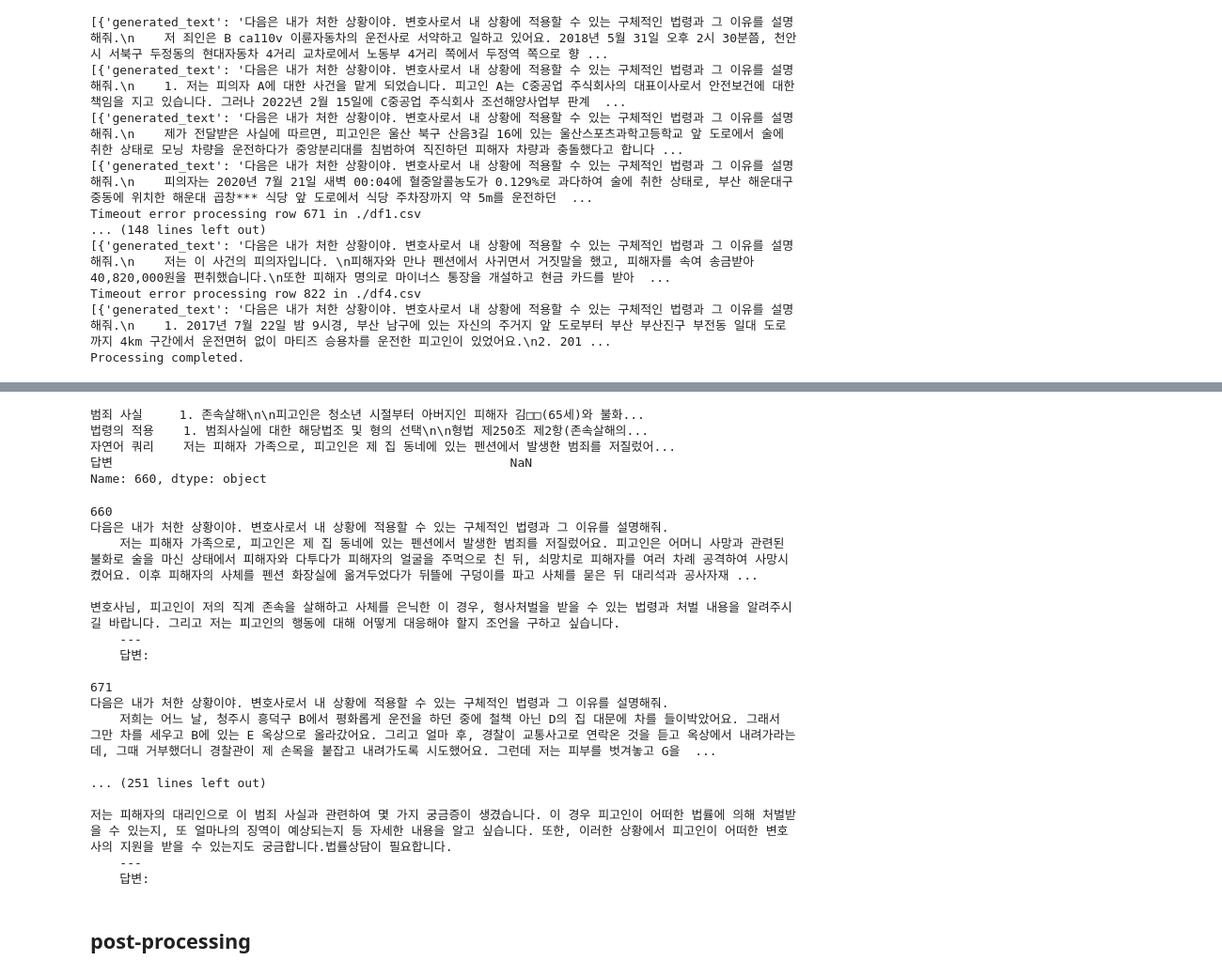
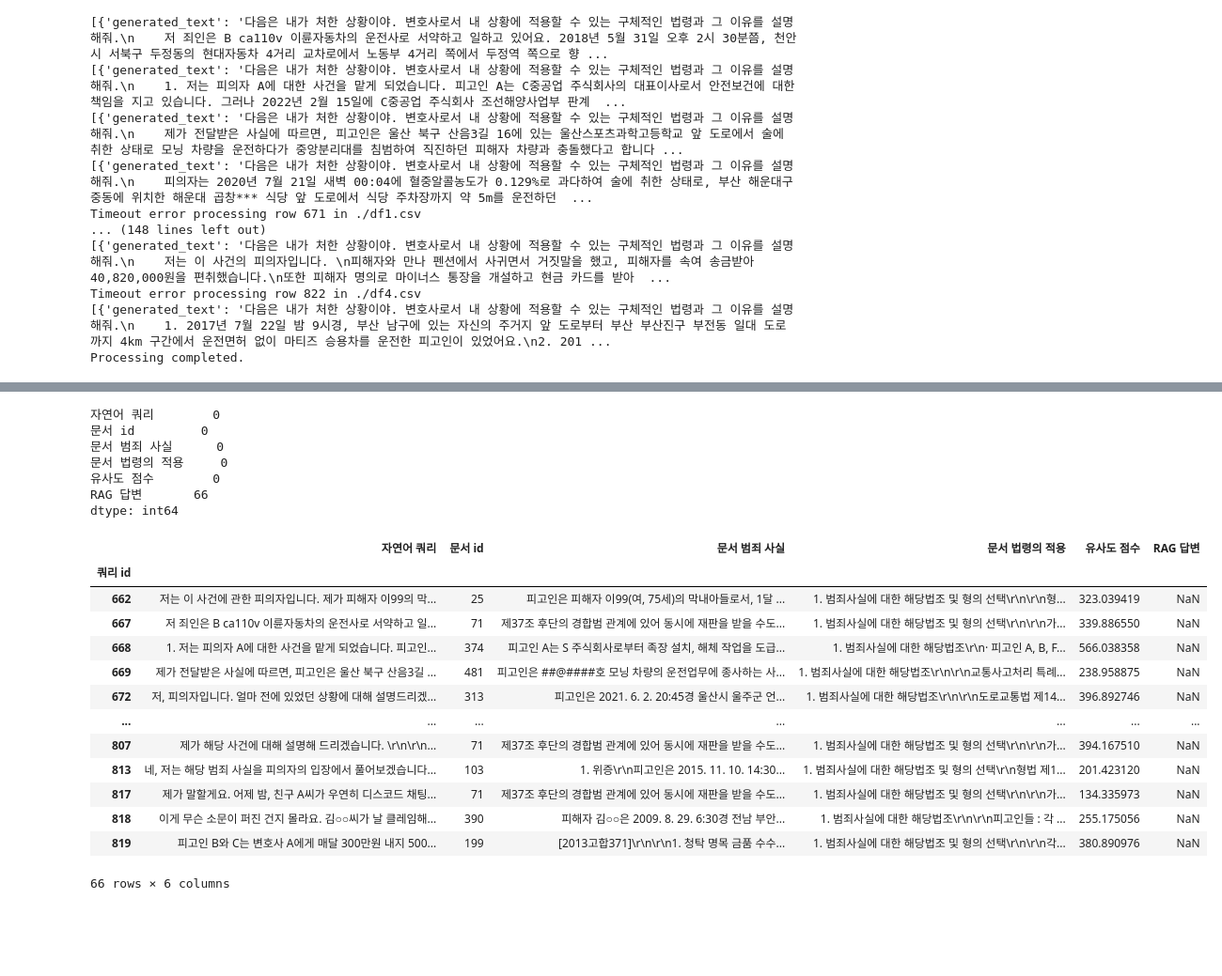
Before and after one commit to Jongbin-kr/LegalRAG, a Jupyter notebook: AlphaMist_baseline2.ipynb, the cells around one changed output, grey strips where cells are left out. Shown at 94% size. Cells and saved outputs as stored; diff of their text form; code cells hidden in the pictures; blank space fills up the shorter version.

Commit message:
evaluated metrics for baseline 1 and 2!

```diff
--- a/AlphaMist_baseline2.ipynb
+++ b/AlphaMist_baseline2.ipynb
@@ -265,44 +167,28 @@ print(template.format(query=ttdf.loc[idx, '자연어 쿼리']))
-# %%
-idx = 660
-print(tdf.loc[idx, :])
-tdf.loc[idx, 3] = """"""
-
-tdf.loc[idx, :]
-# %% [output]
-범죄 사실     1. 존속살해\n\n피고인은 청소년 시절부터 아버지인 피해자 김□□(65세)와 불화...
-법령의 적용    1. 범죄사실에 대한 해당법조 및 형의 선택\n\n형법 제250조 제2항(존속살해의...
-자연어 쿼리    저는 피해자 가족으로, 피고인은 제 집 동네에 있는 펜션에서 발생한 범죄를 저질렀어...
-답변                                                      NaN
-Name: 660, dtype: object
-# %%
-template = """다음은 내가 처한 상황이야. 변호사로서 내 상황에 적용할 수 있는 구체적인 법령과 그 이유를 설명해줘.
-    {query}
-    ---
-    답변:
-    """
-
-for i, row in ttdf.iterrows():
-    print(i)
-    query = row['자연어 쿼리']
-    inputs = template.format(query=query)
-    print(inputs)
-# %% [output]
-660
-다음은 내가 처한 상황이야. 변호사로서 내 상황에 적용할 수 있는 구체적인 법령과 그 이유를 설명해줘.
-    저는 피해자 가족으로, 피고인은 제 집 동네에 있는 펜션에서 발생한 범죄를 저질렀어요. 피고인은 어머니 사망과 관련된 불화로 술을 마신 상태에서 피해자와 다투다가 피해자의 얼굴을 주먹으로 친 뒤, 쇠망치로 피해자를 여러 차례 공격하여 사망시켰어요. 이후 피해자의 사체를 펜션 화장실에 옮겨두었다가 뒤뜰에 구덩이를 파고 사체를 묻은 뒤 대리석과 공사자재 ...
-
-변호사님, 피고인이 저의 직계 존속을 살해하고 사체를 은닉한 이 경우, 형사처벌을 받을 수 있는 법령과 처벌 내용을 알려주시길 바랍니다. 그리고 저는 피고인의 행동에 대해 어떻게 대응해야 할지 조언을 구하고 싶습니다.
-    ---
-    답변:
-
-671
-다음은 내가 처한 상황이야. 변호사로서 내 상황에 적용할 수 있는 구체적인 법령과 그 이유를 설명해줘.
-    저희는 어느 날, 청주시 흥덕구 B에서 평화롭게 운전을 하던 중에 철책 아닌 D의 집 대문에 차를 들이박았어요. 그래서 그만 차를 세우고 B에 있는 E 옥상으로 올라갔어요. 그리고 얼마 후, 경찰이 교통사고로 연락온 것을 듣고 옥상에서 내려가라는데, 그때 거부했더니 경찰관이 제 손목을 붙잡고 내려가도록 시도했어요. 그런데 저는 피부를 벗겨놓고 G을  ...
-
-... (251 lines left out)
-
-저는 피해자의 대리인으로 이 범죄 사실과 관련하여 몇 가지 궁금증이 생겼습니다. 이 경우 피고인이 어떠한 법률에 의해 처벌받을 수 있는지, 또 얼마나의 징역이 예상되는지 등 자세한 내용을 알고 싶습니다. 또한, 이러한 상황에서 피고인이 어떠한 변호사의 지원을 받을 수 있는지도 궁금합니다.법률상담이 필요합니다.
-    ---
-    답변:
-# %% [markdown]
-## post-processing
+# %%
+import pandas as pd
+tdf = pd.read_csv('./results/AlphaMist_baseline2_temp_result.csv', index_col=0)
+print(tdf.isna().sum())
+
+tdf[tdf['RAG 답변'].isna() == True]
+# %% [output]
+자연어 쿼리        0
+문서 id         0
+문서 범죄 사실      0
+문서 법령의 적용     0
+유사도 점수        0
+RAG 답변       66
+dtype: int64
+|  | 자연어 쿼리 | 문서 id | 문서 범죄 사실 | 문서 법령의 적용 | 유사도 점수 | RAG 답변 |
+| 쿼리 id |  |  |  |  |  |  |
+| 662 | 저는 이 사건에 관한 피의자입니다. 제가 피해자 이99의 막... | 25 | 피고인은 피해자 이99(여, 75세)의 막내아들로서, 1달 ... | 1. 범죄사실에 대한 해당법조 및 형의 선택\r\n\r\n형... | 323.039419 | NaN |
+| 667 | 저 죄인은 B ca110v 이륜자동차의 운전사로 서약하고 일... | 71 | 제37조 후단의 경합범 관계에 있어 동시에 재판을 받을 수도... | 1. 범죄사실에 대한 해당법조 및 형의 선택\r\n\r\n가... | 339.886550 | NaN |
+| 668 | 1. 저는 피의자 A에 대한 사건을 맡게 되었습니다. 피고인... | 374 | 피고인 A는 S 주식회사로부터 족장 설치, 해체 작업을 도급... | 1. 범죄사실에 대한 해당법조\r\n· 피고인 A, B, F... | 566.038358 | NaN |
+| 669 | 제가 전달받은 사실에 따르면, 피고인은 울산 북구 산음3길 ... | 481 | 피고인은 ##@####호 모닝 차량의 운전업무에 종사하는 사... | 1. 범죄사실에 대한 해당법조\r\n\r\n교통사고처리 특례... | 238.958875 | NaN |
+| 672 | 저, 피의자입니다. 얼마 전에 있었던 상황에 대해 설명드리겠... | 313 | 피고인은 2021. 6. 2. 20:45경 울산시 울주군 언... | 1. 범죄사실에 대한 해당법조\r\n\r\n도로교통법 제14... | 396.892746 | NaN |
+| ... | ... | ... | ... | ... | ... | ... |
+| 807 | 제가 해당 사건에 대해 설명해 드리겠습니다. \r\n\r\n... | 71 | 제37조 후단의 경합범 관계에 있어 동시에 재판을 받을 수도... | 1. 범죄사실에 대한 해당법조 및 형의 선택\r\n\r\n가... | 394.167510 | NaN |
+| 813 | 네, 저는 해당 범죄 사실을 피의자의 입장에서 풀어보겠습니다... | 103 | 1. 위증\r\n피고인은 2015. 11. 10. 14:30... | 1. 범죄사실에 대한 해당법조 및 형의 선택\r\n형법 제1... | 201.423120 | NaN |
+| 817 | 제가 말할게요. 어제 밤, 친구 A씨가 우연히 디스코드 채팅... | 71 | 제37조 후단의 경합범 관계에 있어 동시에 재판을 받을 수도... | 1. 범죄사실에 대한 해당법조 및 형의 선택\r\n\r\n가... | 134.335973 | NaN |
+| 818 | 이게 무슨 소문이 퍼진 건지 몰라요. 김○○씨가 날 클레임해... | 390 | 피해자 김○○은 2009. 8. 29. 6:30경 전남 부안... | 1. 범죄사실에 대한 해당법조\r\n\r\n피고인들 : 각 ... | 255.175056 | NaN |
+| 819 | 피고인 B와 C는 변호사 A에게 매달 300만원 내지 500... | 199 | [2013고합371]\r\n\r\n1. 청탁 명목 금품 수수... | 1. 범죄사실에 대한 해당법조 및 형의 선택\r\n\r\n각... | 380.890976 | NaN |
+66 rows × 6 columns
```
Also changed, not shown: parts of 24 cells of this notebook, 1 other file.
